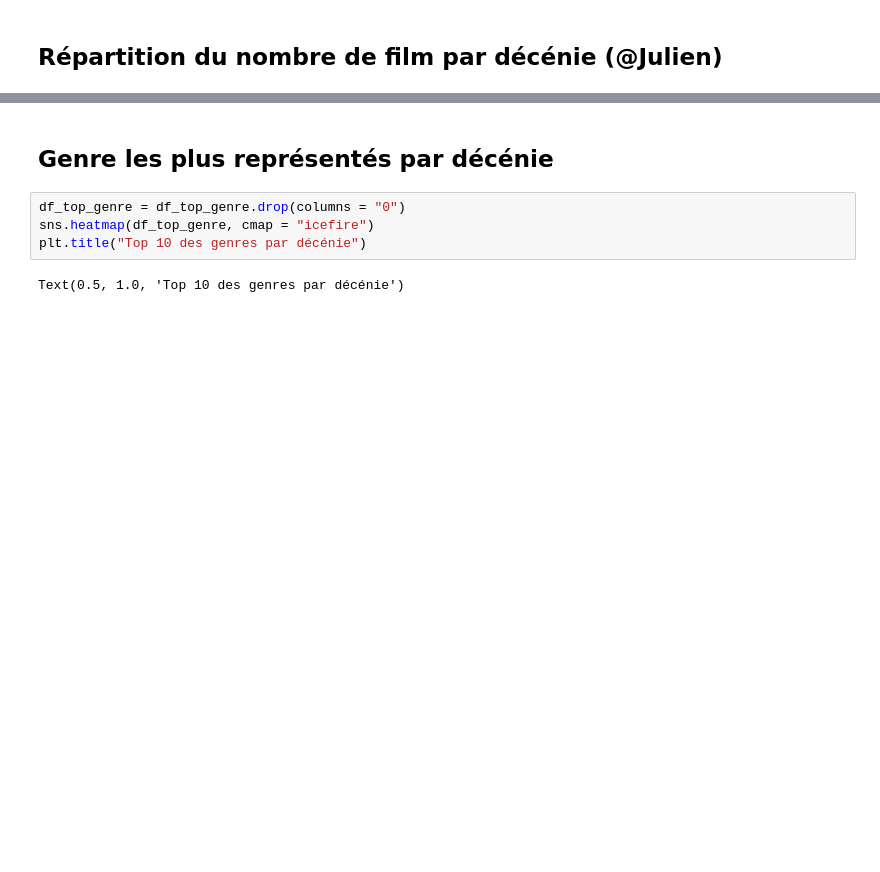
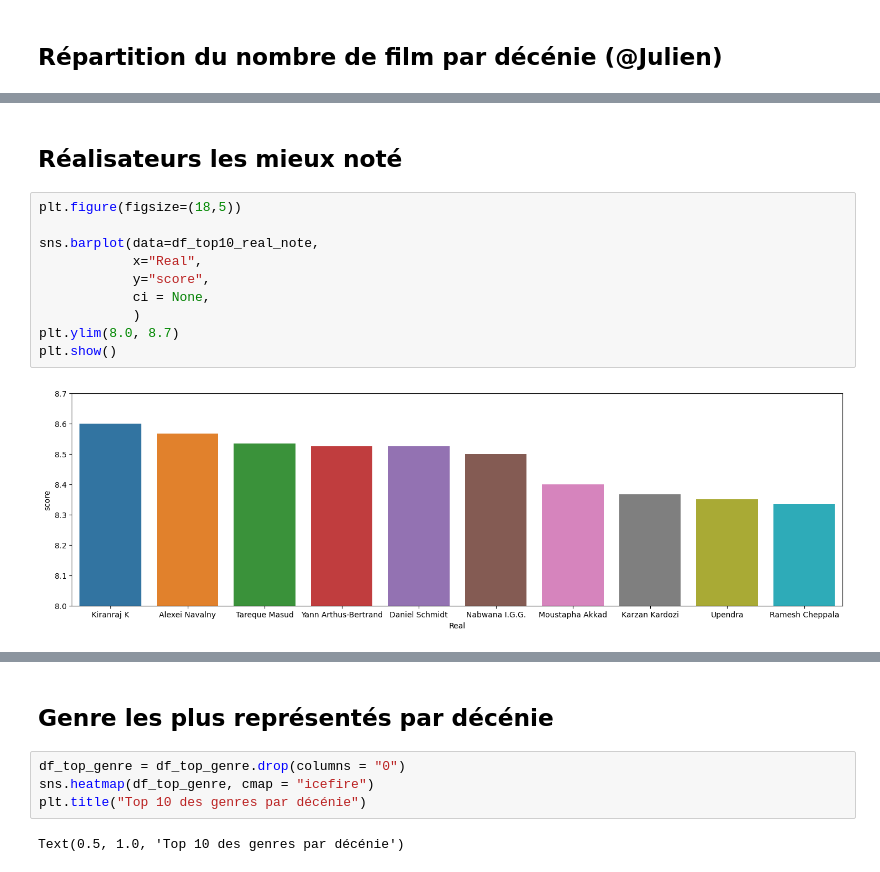
Before and after one commit to LunaGTN/film_recommendation_system, a Jupyter notebook: analyse.ipynb, the cells around one changed output, grey strips where cells are left out. Saved outputs shown, nothing was run; the diff lists cells and outputs as text; blank space fills up the shorter version.

```diff
--- a/analyse.ipynb
+++ b/analyse.ipynb
@@ -11,0 +48,14 @@ df_top_genre = pd.read_csv("df_top_genre.csv").set_index("genre")
+# %% [markdown]
+## Réalisateurs les mieux noté
+# %%
+plt.figure(figsize=(18,5))
+
+sns.barplot(data=df_top10_real_note,
+            x="Real",
+            y="score",
+            ci = None,
+            )
+plt.ylim(8.0, 8.7)
+plt.show()
+# %% [output]
+[figure, added]
```
Also changed, not shown: parts of 10 cells of this notebook.
